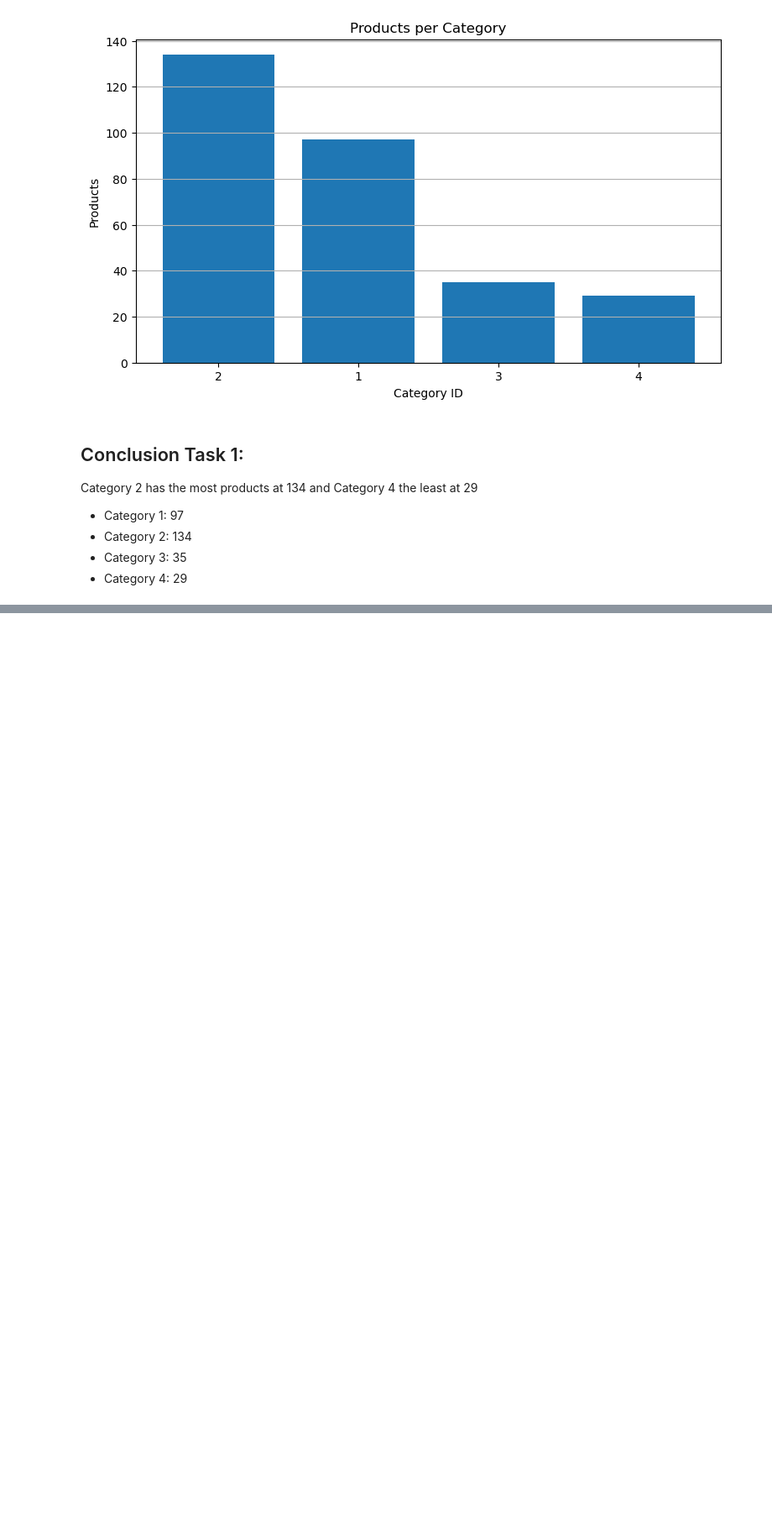
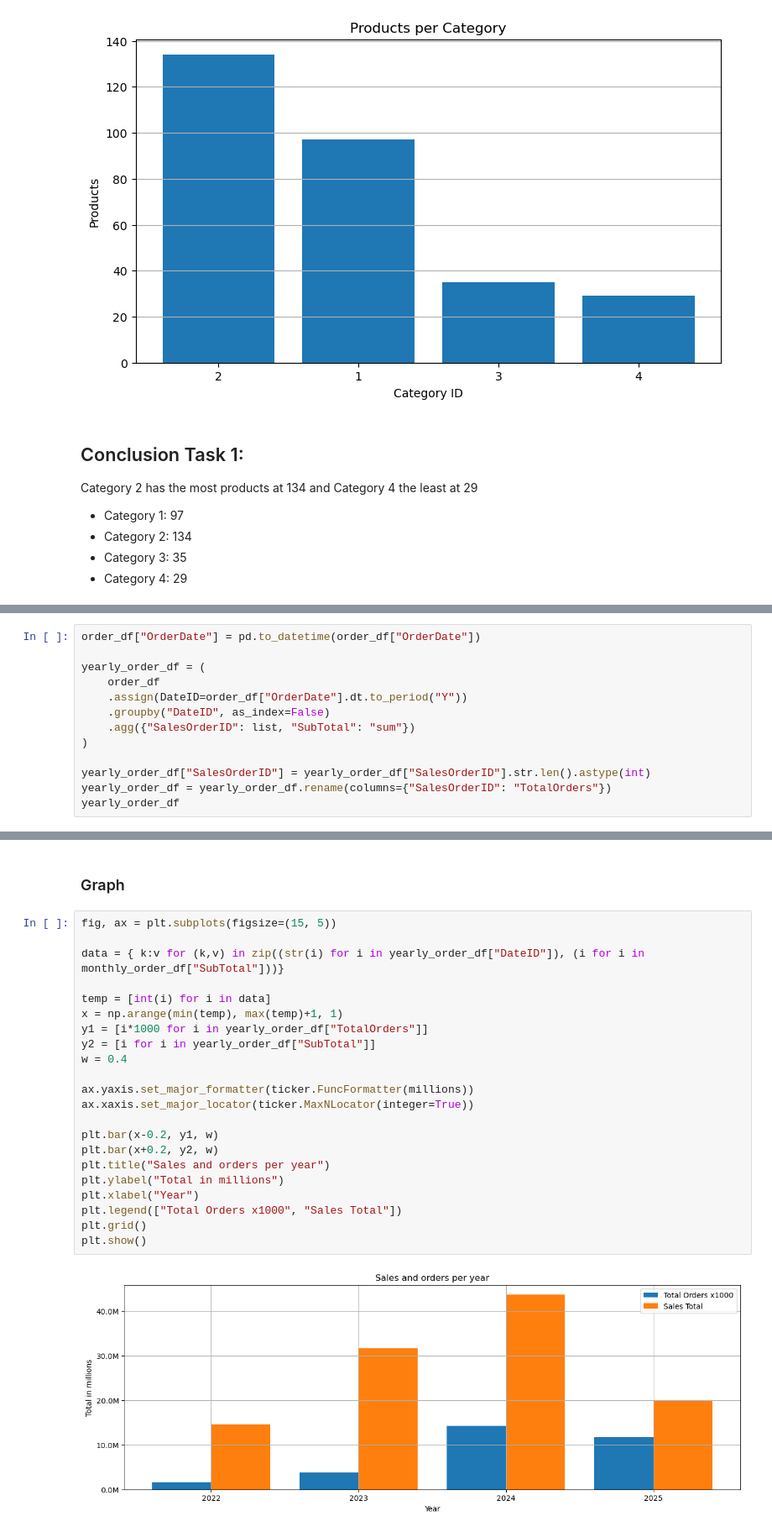
Before and after one commit to markusgunnar/AdventureWorks2025, a Jupyter notebook: Results_Rework.ipynb, the cells around one changed output, grey strips where cells are left out. Shown at 84% size. Saved outputs shown, nothing was run; the diff lists cells and outputs as text; blank space fills up the shorter version.

```diff
--- a/Results_Rework.ipynb
+++ b/Results_Rework.ipynb
@@ -123,0 +381,13 @@ Category 2 has the most products at 134 and Category 4 the least at 29
+# %%
+order_df["OrderDate"] = pd.to_datetime(order_df["OrderDate"])
+
+yearly_order_df = (
+    order_df
+    .assign(DateID=order_df["OrderDate"].dt.to_period("Y"))
+    .groupby("DateID", as_index=False)
+    .agg({"SalesOrderID": list, "SubTotal": "sum"})
+)
+
+yearly_order_df["SalesOrderID"] = yearly_order_df["SalesOrderID"].str.len().astype(int)
+yearly_order_df = yearly_order_df.rename(columns={"SalesOrderID": "TotalOrders"})
+yearly_order_df
@@ -123,0 +400,26 @@ Category 2 has the most products at 134 and Category 4 the least at 29
+# %% [markdown]
+### Graph
+# %%
+fig, ax = plt.subplots(figsize=(15, 5))
+
+data = { k:v for (k,v) in zip((str(i) for i in yearly_order_df["DateID"]), (i for i in monthly_order_df["SubTotal"]))}
+
+temp = [int(i) for i in data]
+x = np.arange(min(temp), max(temp)+1, 1)
+y1 = [i*1000 for i in yearly_order_df["TotalOrders"]]
+y2 = [i for i in yearly_order_df["SubTotal"]]
+w = 0.4
+
+ax.yaxis.set_major_formatter(ticker.FuncFormatter(millions))
+ax.xaxis.set_major_locator(ticker.MaxNLocator(integer=True))
+
+plt.bar(x-0.2, y1, w)
+plt.bar(x+0.2, y2, w)
+plt.title("Sales and orders per year")
+plt.ylabel("Total in millions")
+plt.xlabel("Year")
+plt.legend(["Total Orders x1000", "Sales Total"])
+plt.grid()
+plt.show()
+# %% [output]
+[figure, added]
```
Also changed, not shown: parts of 50 cells of this notebook, 5 other files.
